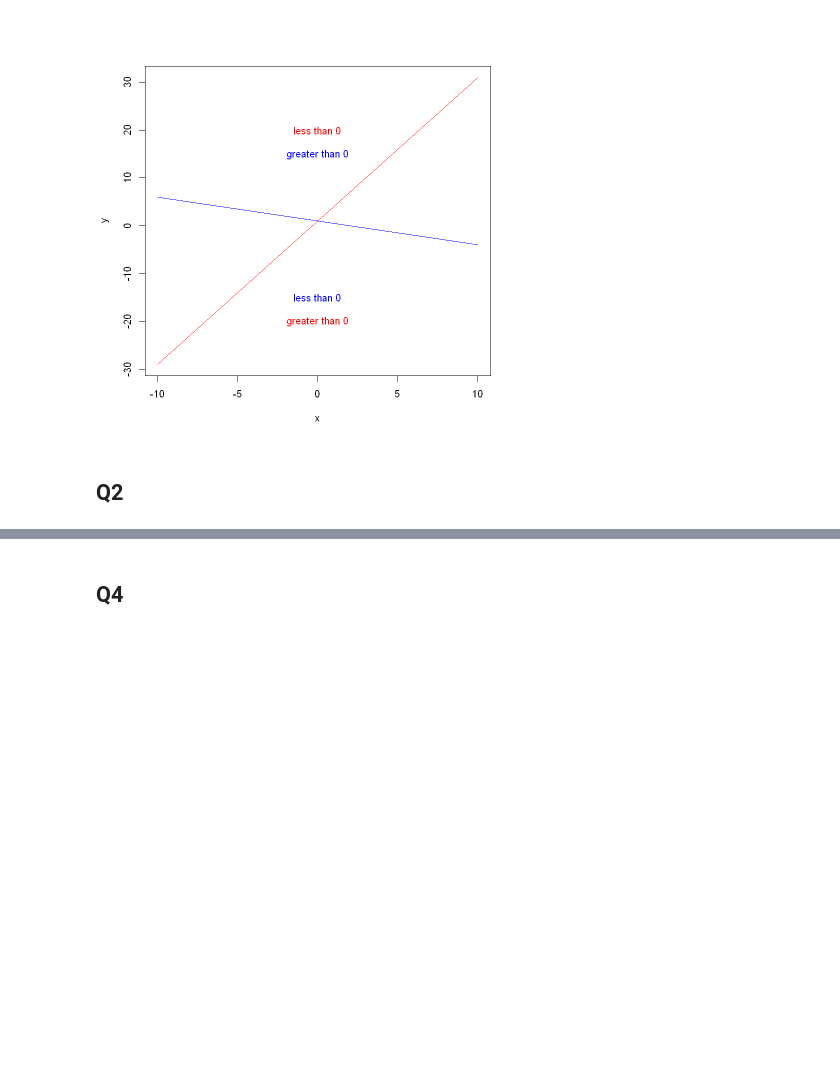
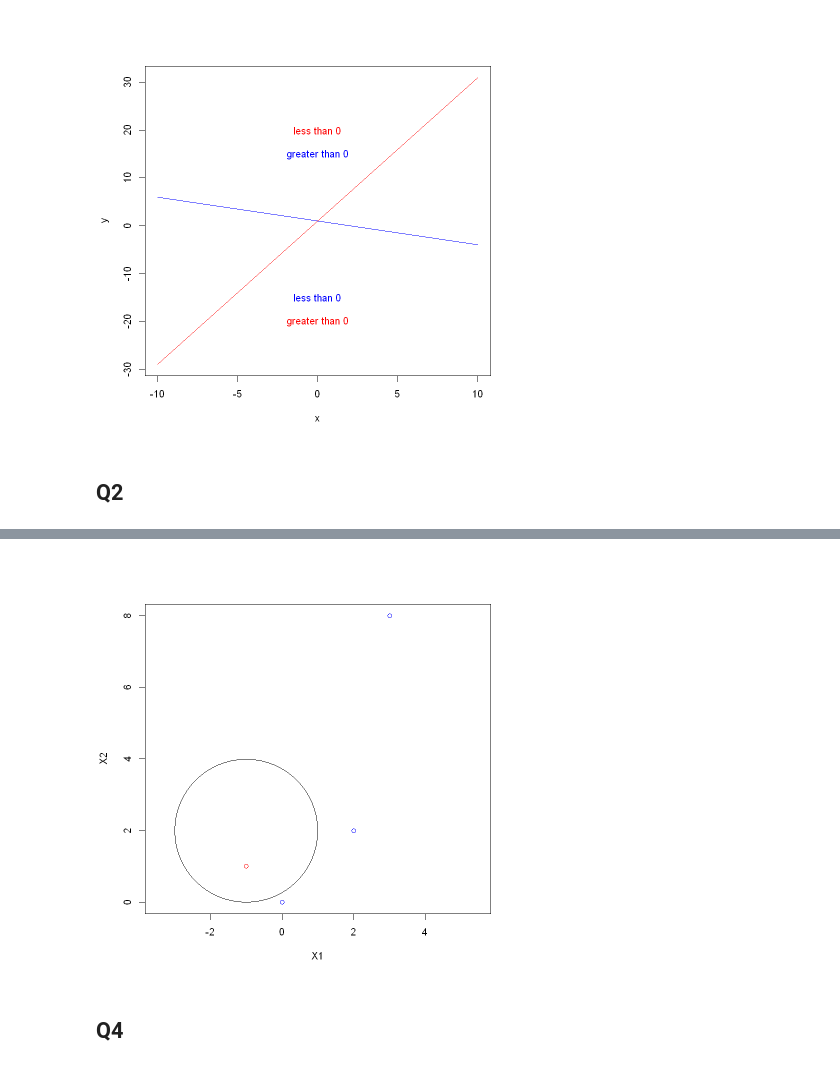
Before and after one commit to alipourmotlagh/MBD_statistical_learning, a Jupyter notebook: Chapter 9/Chap 9 Q 1,2,4,7,8.ipynb, the cells around one changed output, grey strips where cells are left out. Cells and saved outputs as stored; diff of their text form; code cells hidden in the pictures; blank space fills up the shorter version.

```diff
--- a/Chapter 9/Chap 9 Q 1,2,4,7,8.ipynb
+++ b/Chapter 9/Chap 9 Q 1,2,4,7,8.ipynb
@@ -42,0 +62,8 @@ text(c(0), c(15), "greater than 0", col = "blue")
+# %%
+#part c
+r <- 2
+plot(c(0, -1, 2, 3), c(0, 1, 2, 8), col = c("blue", "red", "blue", "blue"),
+    type = "p", asp = 1, xlab = "X1", ylab = "X2")
+symbols(c(-1), c(2), circles = c(r), add = TRUE, inches = FALSE)
+# %% [output]
+[figure, added]
```
Also changed, not shown: parts of 4 cells of this notebook.
